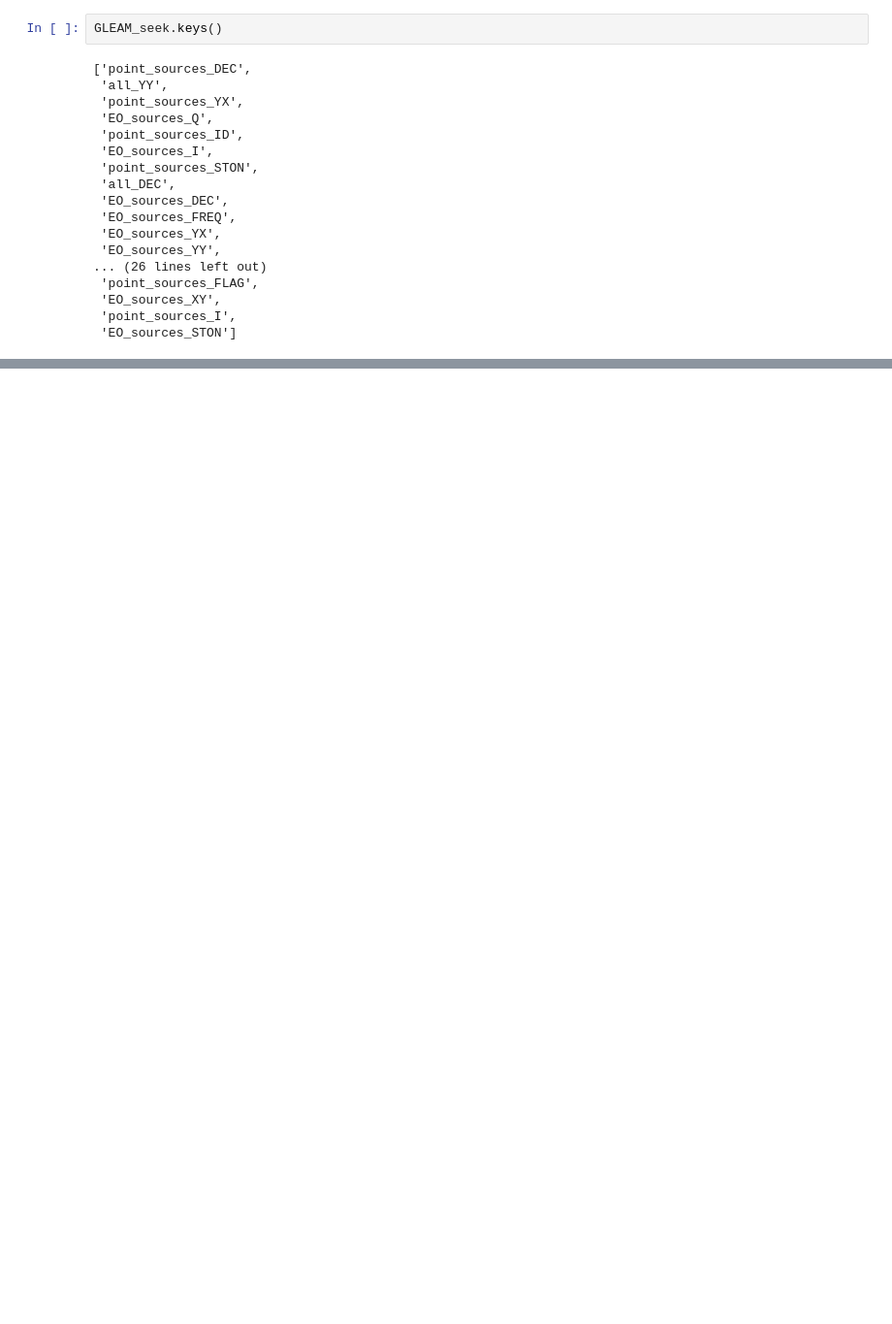
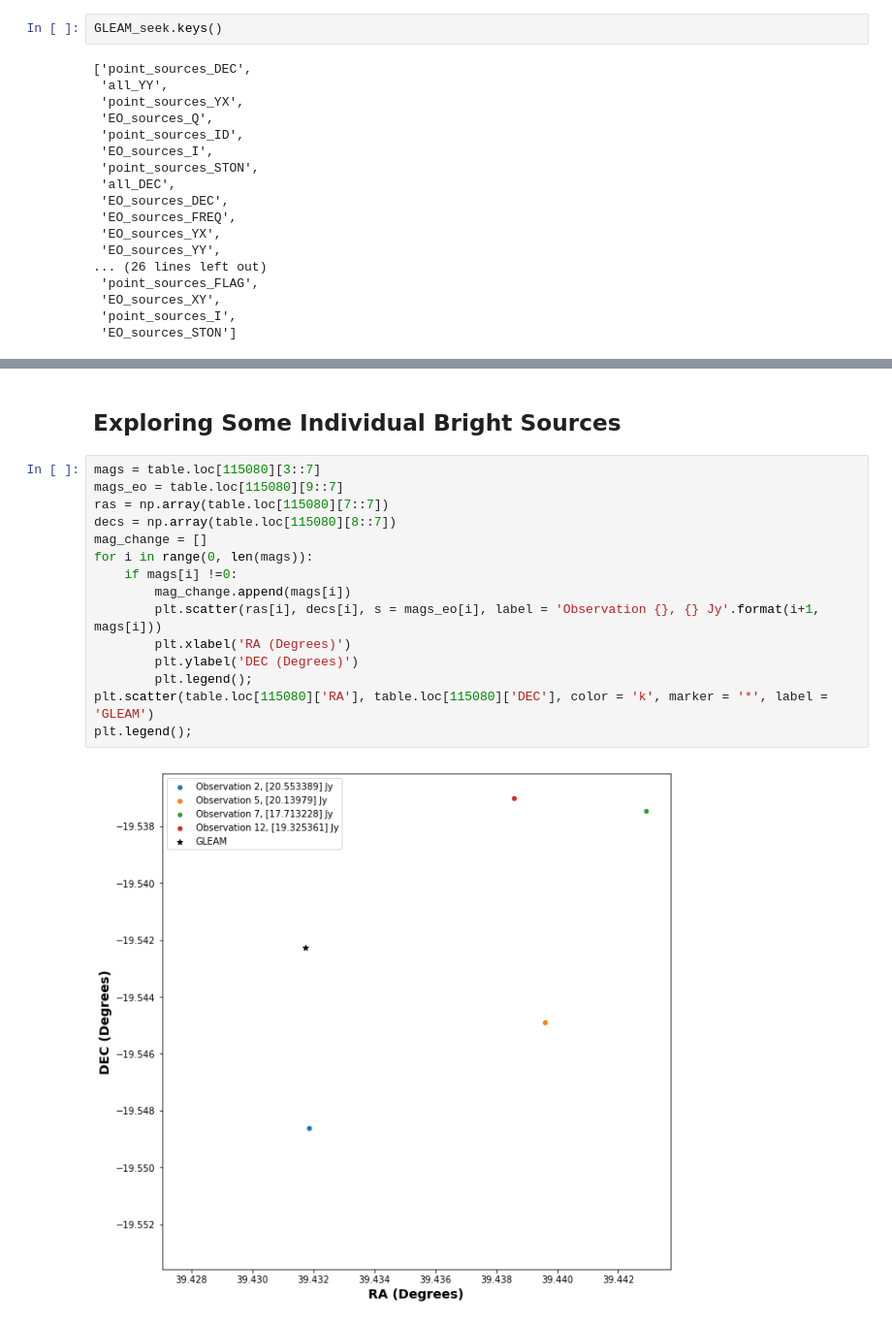
Before and after one commit to kelceydavis33/uwashchamp2019, a Jupyter notebook: GLEAM_Matching.ipynb, the cells around one changed output, grey strips where cells are left out. Shown at 97% size. Saved outputs shown, nothing was run; the diff lists cells and outputs as text; blank space fills up the shorter version.

```diff
--- a/GLEAM_Matching.ipynb
+++ b/GLEAM_Matching.ipynb
@@ -520,0 +499,19 @@ table.loc[i]
+# %% [markdown]
+## Exploring Some Individual Bright Sources
+# %%
+mags = table.loc[115080][3::7]
+mags_eo = table.loc[115080][9::7]
+ras = np.array(table.loc[115080][7::7])
+decs = np.array(table.loc[115080][8::7])
+mag_change = []
+for i in range(0, len(mags)):
+    if mags[i] !=0:
+        mag_change.append(mags[i])
+        plt.scatter(ras[i], decs[i], s = mags_eo[i], label = 'Observation {}, {} Jy'.format(i+1, mags[i]))
+        plt.xlabel('RA (Degrees)')
+        plt.ylabel('DEC (Degrees)')
+        plt.legend();
+plt.scatter(table.loc[115080]['RA'], table.loc[115080]['DEC'], color = 'k', marker = '*', label = 'GLEAM')
+plt.legend();
+# %% [output]
+[figure, added]
```
Also changed, not shown: parts of 34 cells of this notebook.
